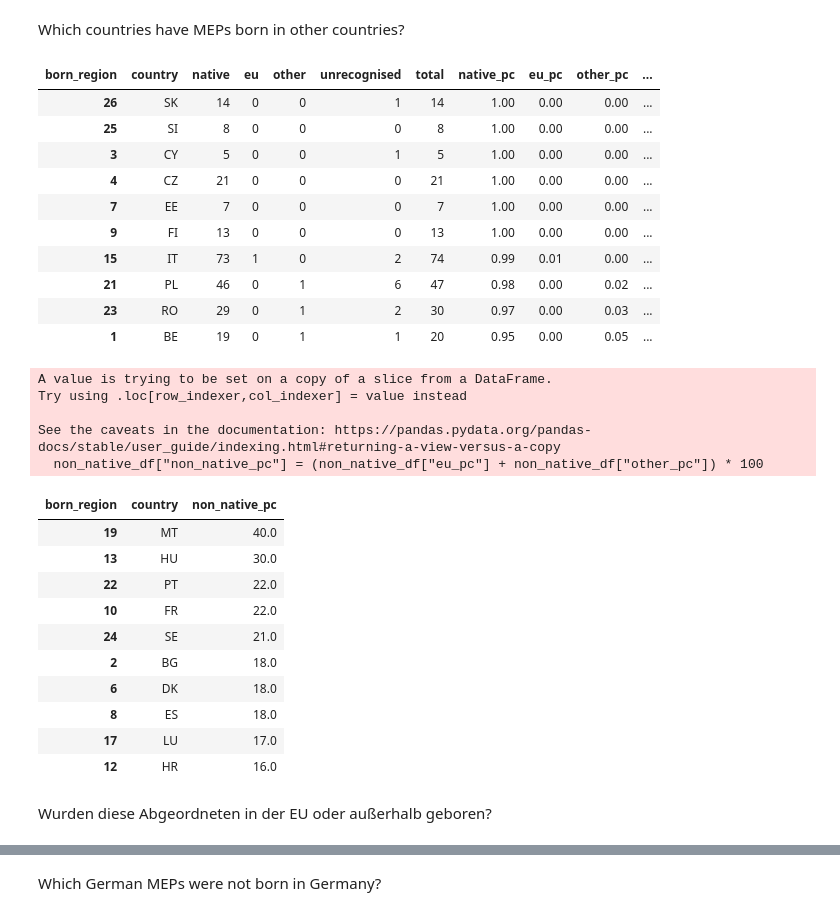
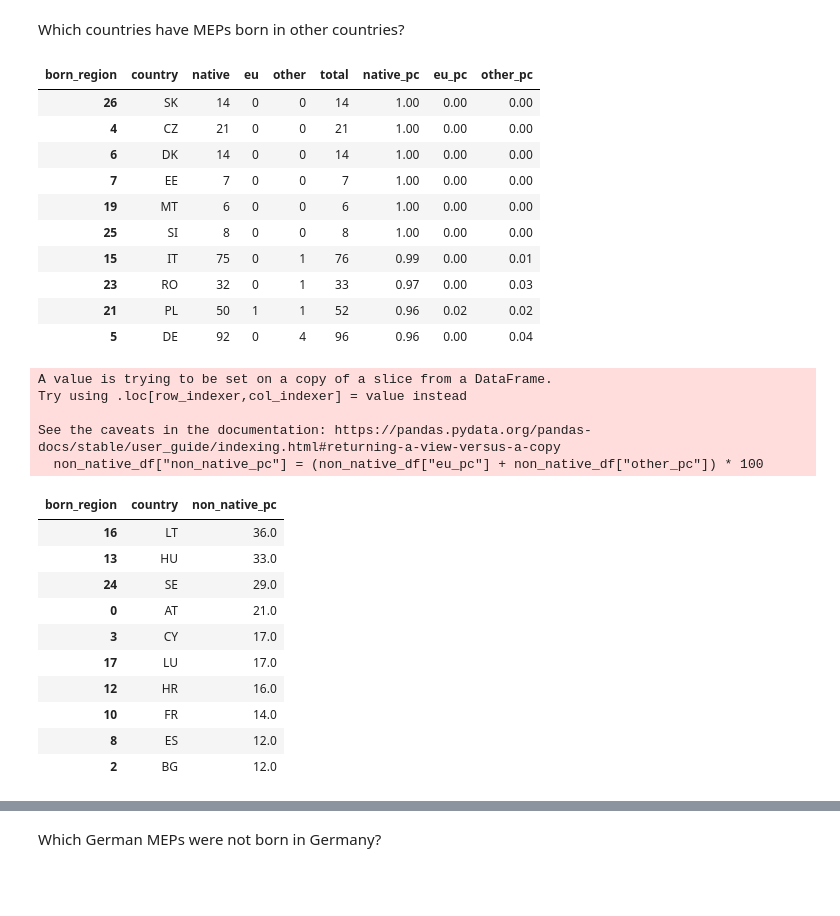
Before and after one commit to SWRdata/p081_euparlament_divers, a Jupyter notebook: analysis/analyse.ipynb, the cells around one changed output, grey strips where cells are left out. Cells and saved outputs as stored; diff of their text form; code cells hidden in the pictures; blank space fills up the shorter version.

```diff
--- a/analysis/analyse.ipynb
+++ b/analysis/analyse.ipynb
@@ -186,27 +186,26 @@ Name: born_region, dtype: int64
 Which countries have MEPs born in other countries?
 # %%
 origins_by_country_df = meps_df.groupby("country")["born_region"].value_counts().unstack(fill_value=0)
-origins_by_country_df = origins_by_country_df.reset_index()[["country", "native", "eu", "other", "unrecognised"]]
-origins_by_country_df["total"] = origins_by_country_df[["native", "eu", "other", "unrecognised"]].sum(axis = 1)
+origins_by_country_df = origins_by_country_df.reset_index()[["country", "native", "eu", "other"]]
+origins_by_country_df["total"] = origins_by_country_df[["native", "eu", "other"]].sum(axis = 1)
 origins_by_country_df["total"] = round(origins_by_country_df[["native", "eu", "other"]].sum(axis = 1), 2)
 origins_by_country_df["native_pc"] = round(origins_by_country_df["native"] / origins_by_country_df["total"], 2)
 origins_by_country_df["eu_pc"] = round(origins_by_country_df["eu"] / origins_by_country_df["total"], 2)
 origins_by_country_df["other_pc"] = round(origins_by_country_df["other"] / origins_by_country_df["total"], 2)
-origins_by_country_df["unrecognised_pc"] = round(origins_by_country_df["unrecognised"] / origins_by_country_df["total"], 2)
 origins_by_country_df = origins_by_country_df.sort_values(by = "native_pc", ascending = False)
 origins_by_country_df[:10]
 # %% [output]
-| born_region | country | native | eu | other | unrecognised | total | native_pc | eu_pc | other_pc | ... |
-| 26 | SK | 14 | 0 | 0 | 1 | 14 | 1.00 | 0.00 | 0.00 | ... |
-| 25 | SI | 8 | 0 | 0 | 0 | 8 | 1.00 | 0.00 | 0.00 | ... |
-| 3 | CY | 5 | 0 | 0 | 1 | 5 | 1.00 | 0.00 | 0.00 | ... |
-| 4 | CZ | 21 | 0 | 0 | 0 | 21 | 1.00 | 0.00 | 0.00 | ... |
-| 7 | EE | 7 | 0 | 0 | 0 | 7 | 1.00 | 0.00 | 0.00 | ... |
-| 9 | FI | 13 | 0 | 0 | 0 | 13 | 1.00 | 0.00 | 0.00 | ... |
-| 15 | IT | 73 | 1 | 0 | 2 | 74 | 0.99 | 0.01 | 0.00 | ... |
-| 21 | PL | 46 | 0 | 1 | 6 | 47 | 0.98 | 0.00 | 0.02 | ... |
-| 23 | RO | 29 | 0 | 1 | 2 | 30 | 0.97 | 0.00 | 0.03 | ... |
-| 1 | BE | 19 | 0 | 1 | 1 | 20 | 0.95 | 0.00 | 0.05 | ... |
+| born_region | country | native | eu | other | total | native_pc | eu_pc | other_pc |
+| 26 | SK | 14 | 0 | 0 | 14 | 1.00 | 0.00 | 0.00 |
+| 4 | CZ | 21 | 0 | 0 | 21 | 1.00 | 0.00 | 0.00 |
+| 6 | DK | 14 | 0 | 0 | 14 | 1.00 | 0.00 | 0.00 |
+| 7 | EE | 7 | 0 | 0 | 7 | 1.00 | 0.00 | 0.00 |
+| 19 | MT | 6 | 0 | 0 | 6 | 1.00 | 0.00 | 0.00 |
+| 25 | SI | 8 | 0 | 0 | 8 | 1.00 | 0.00 | 0.00 |
+| 15 | IT | 75 | 0 | 1 | 76 | 0.99 | 0.00 | 0.01 |
+| 23 | RO | 32 | 0 | 1 | 33 | 0.97 | 0.00 | 0.03 |
+| 21 | PL | 50 | 1 | 1 | 52 | 0.96 | 0.02 | 0.02 |
+| 5 | DE | 92 | 0 | 4 | 96 | 0.96 | 0.00 | 0.04 |
 # %%
 non_native_df = origins_by_country_df[["country", "eu_pc", "other_pc"]]
 non_native_df["non_native_pc"] = (non_native_df["eu_pc"] + non_native_df["other_pc"]) * 100
@@ -221,15 +220,13 @@ Try using .loc[row_indexer,col_indexer] = value instead
 See the caveats in the documentation: https://pandas.pydata.org/pandas-docs/stable/user_guide/indexing.html#returning-a-view-versus-a-copy
   non_native_df["non_native_pc"] = (non_native_df["eu_pc"] + non_native_df["other_pc"]) * 100
 | born_region | country | non_native_pc |
-| 19 | MT | 40.0 |
-| 13 | HU | 30.0 |
-| 22 | PT | 22.0 |
-| 10 | FR | 22.0 |
-| 24 | SE | 21.0 |
-| 2 | BG | 18.0 |
-| 6 | DK | 18.0 |
-| 8 | ES | 18.0 |
+| 16 | LT | 36.0 |
+| 13 | HU | 33.0 |
+| 24 | SE | 29.0 |
+| 0 | AT | 21.0 |
+| 3 | CY | 17.0 |
 | 17 | LU | 17.0 |
 | 12 | HR | 16.0 |
+| 10 | FR | 14.0 |
+| 8 | ES | 12.0 |
+| 2 | BG | 12.0 |
-# %% [markdown]
-Wurden diese Abgeordneten in der EU oder außerhalb geboren?
```
Also changed, not shown: parts of 9 cells of this notebook, 2 other files.
